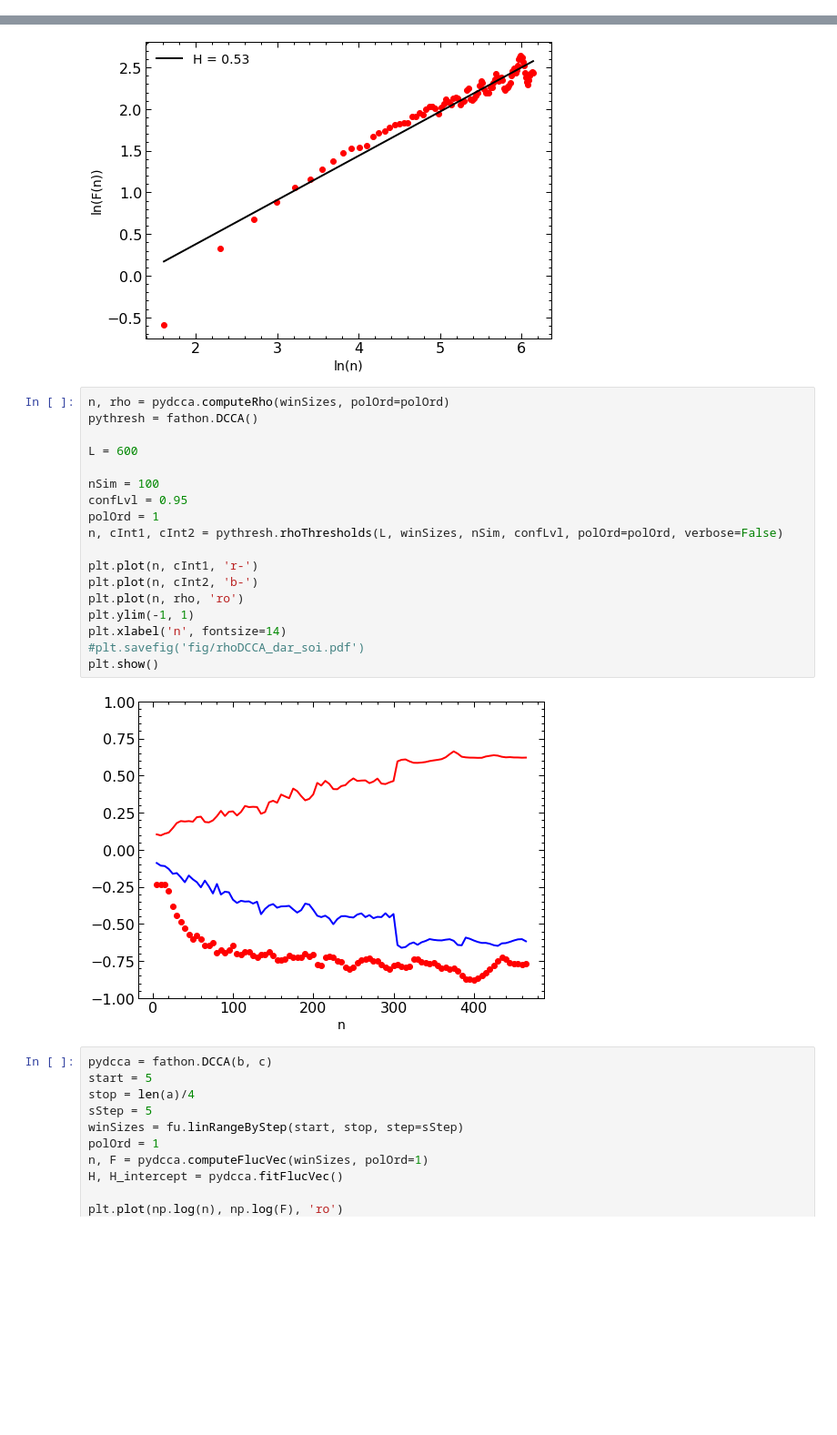
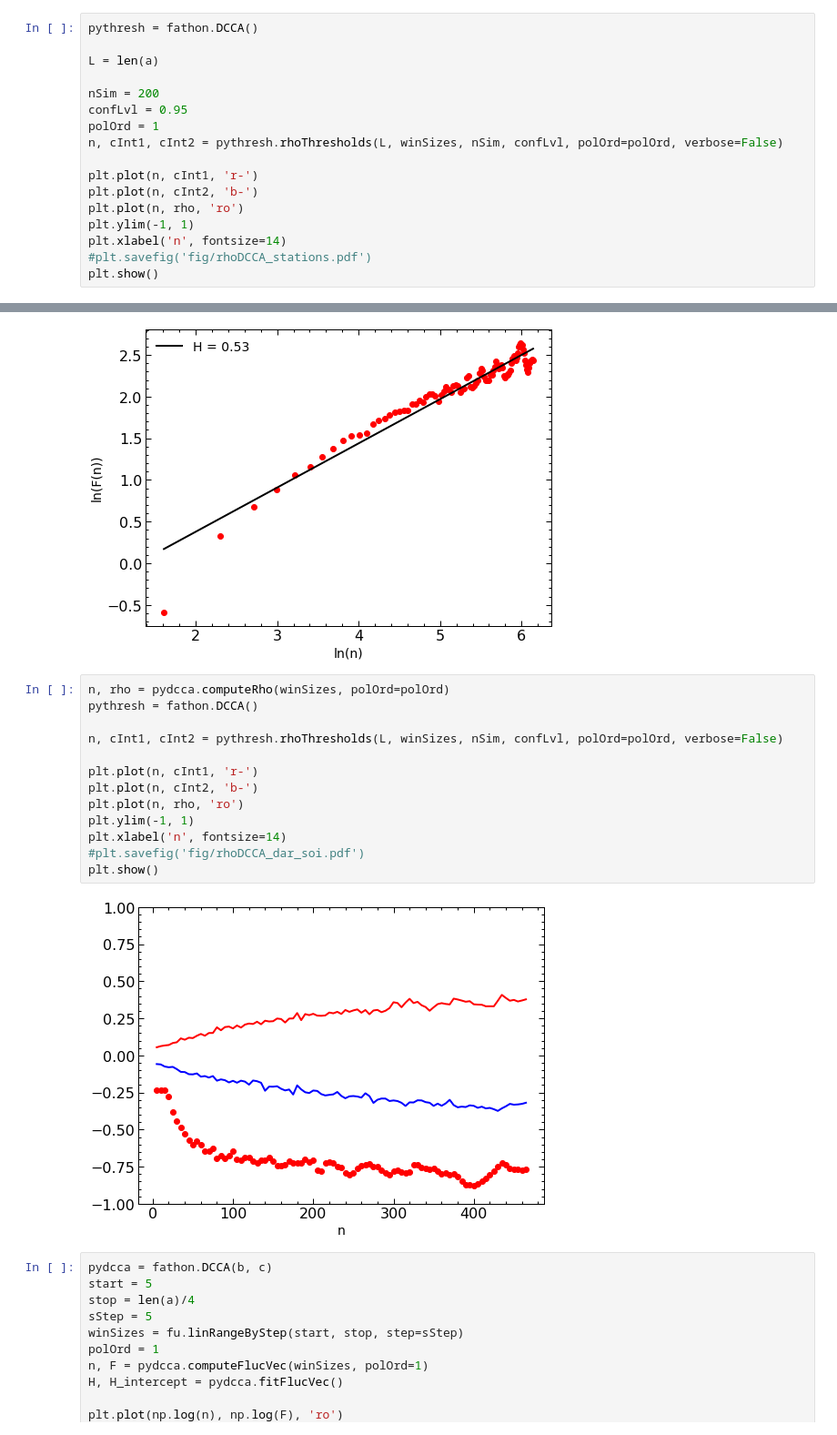
Before and after one commit to sebasjaro/MFDFAX, a Jupyter notebook: Python/DCCA.ipynb, the cells around one changed output, grey strips where cells are left out. Shown at 91% size. Saved outputs shown, nothing was run; the diff lists cells and outputs as text; blank space fills up the shorter version.

```diff
--- a/Python/DCCA.ipynb
+++ b/Python/DCCA.ipynb
@@ -144,0 +145,17 @@ plt.show()
+# %%
+pythresh = fathon.DCCA()
+
+L = len(a)
+
+nSim = 200
+confLvl = 0.95
+polOrd = 1
+n, cInt1, cInt2 = pythresh.rhoThresholds(L, winSizes, nSim, confLvl, polOrd=polOrd, verbose=False)
+
+plt.plot(n, cInt1, 'r-')
+plt.plot(n, cInt2, 'b-')
+plt.plot(n, rho, 'ro')
+plt.ylim(-1, 1)
+plt.xlabel('n', fontsize=14)
+#plt.savefig('fig/rhoDCCA_stations.pdf')
+plt.show()
@@ -165,23 +184,18 @@ plt.show()
 # %%
 n, rho = pydcca.computeRho(winSizes, polOrd=polOrd)
 pythresh = fathon.DCCA()
 
-L = 600
-
-nSim = 100
-confLvl = 0.95
-polOrd = 1
 n, cInt1, cInt2 = pythresh.rhoThresholds(L, winSizes, nSim, confLvl, polOrd=polOrd, verbose=False)
 
 plt.plot(n, cInt1, 'r-')
 plt.plot(n, cInt2, 'b-')
 plt.plot(n, rho, 'ro')
 plt.ylim(-1, 1)
 plt.xlabel('n', fontsize=14)
 #plt.savefig('fig/rhoDCCA_dar_soi.pdf')
 plt.show()
 # %% [output]
-[figure, old version]
+[figure, new version]
 # %%
 pydcca = fathon.DCCA(b, c)
 start = 5
```
Also changed, not shown: parts of 4 cells of this notebook.
